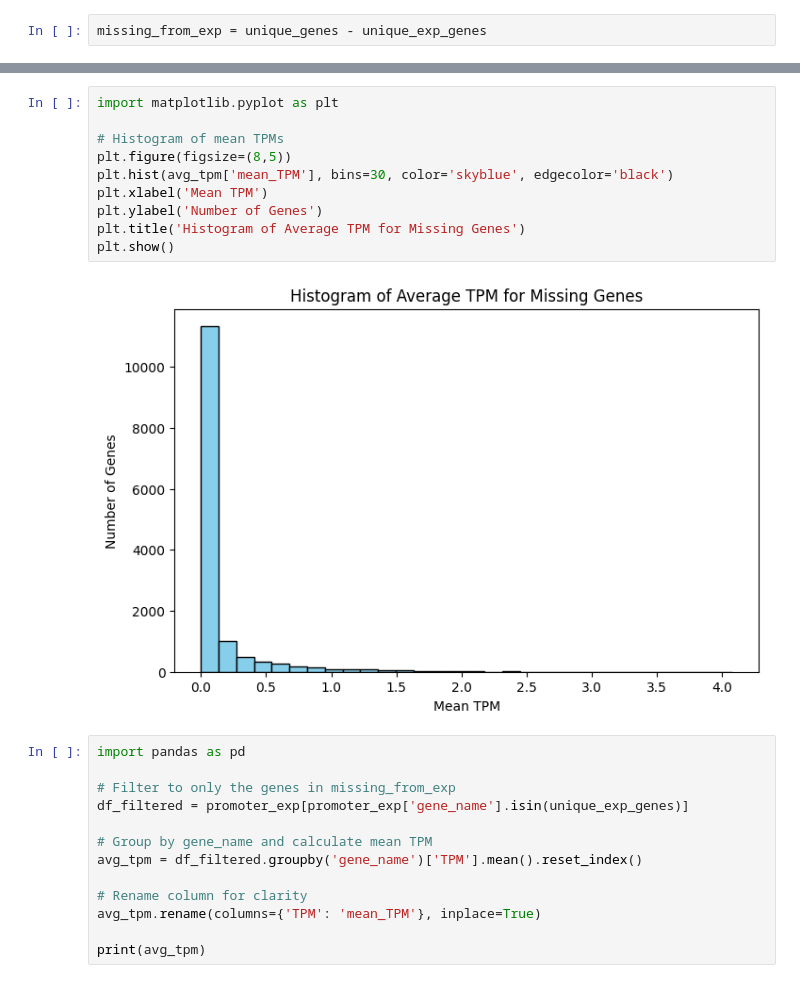
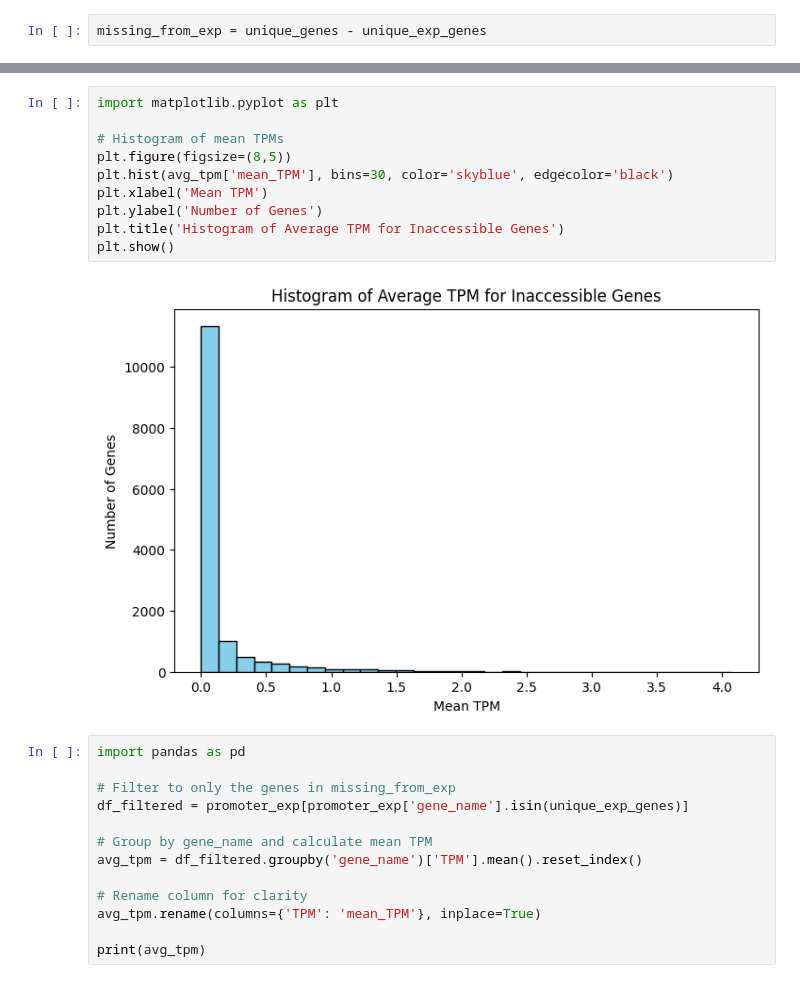
Before and after one commit to asunboi/get, a Jupyter notebook: debug/gencode.ipynb, the cells around one changed output, grey strips where cells are left out. Cells and saved outputs as stored; diff of their text form.

```diff
--- a/debug/gencode.ipynb
+++ b/debug/gencode.ipynb
@@ -236,15 +236,15 @@ print(avg_tpm)
 # %%
 import matplotlib.pyplot as plt
 
 # Histogram of mean TPMs
 plt.figure(figsize=(8,5))
 plt.hist(avg_tpm['mean_TPM'], bins=30, color='skyblue', edgecolor='black')
 plt.xlabel('Mean TPM')
 plt.ylabel('Number of Genes')
-plt.title('Histogram of Average TPM for Missing Genes')
+plt.title('Histogram of Average TPM for Inaccessible Genes')
 plt.show()
 # %% [output]
-[figure, old version]
+[figure, new version]
 # %%
 import pandas as pd
 
```
Also changed, not shown: parts of 1 cell of this notebook, 5 other files.
